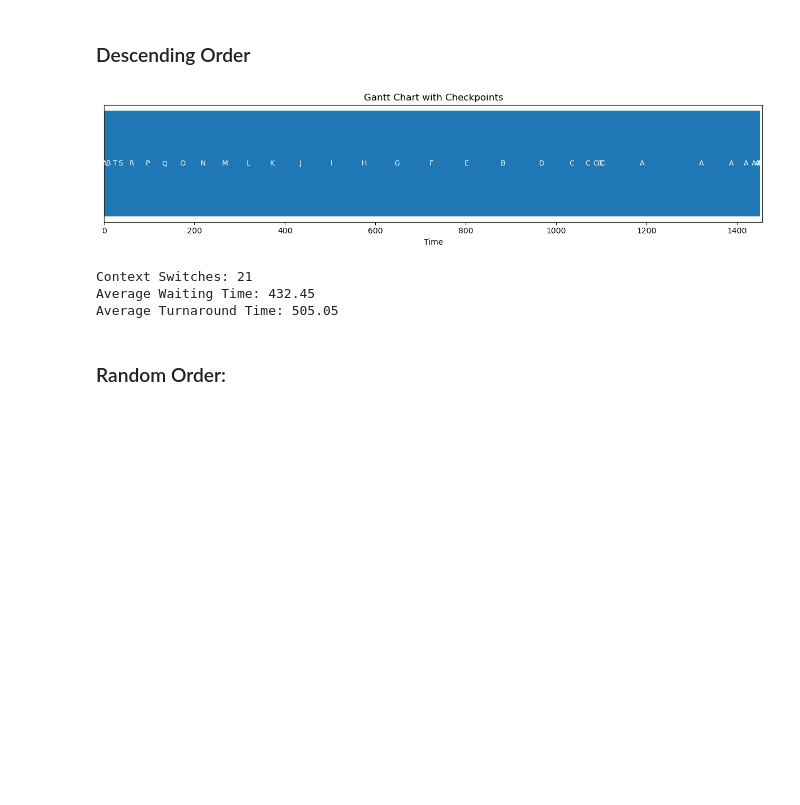
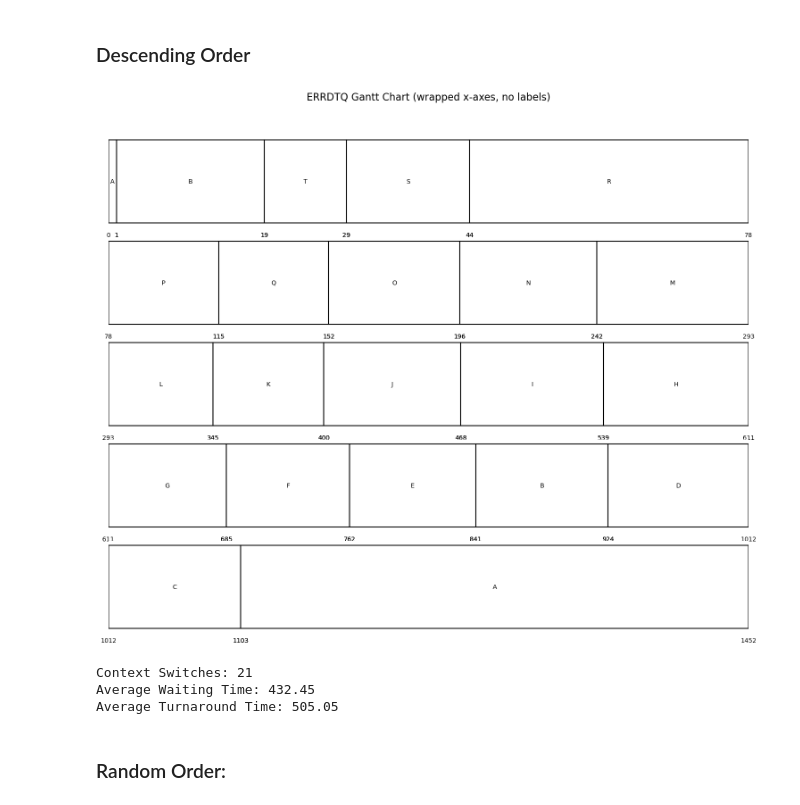
Before and after one commit to jaredR312/OS_project, a Jupyter notebook: Simulation.ipynb, the cells around one changed output. Cells and saved outputs as stored; diff of their text form; code cells hidden in the pictures; blank space fills up the shorter version.

```diff
--- a/Simulation.ipynb
+++ b/Simulation.ipynb
@@ -218,35 +269,35 @@ Average Turnaround Time: 488.55
 # %%
 processes = [
     Process('A', 0, 350),
     Process('B', 1, 101),
     Process('C', 2, 91),
     Process('D', 3, 88),
     Process('E', 4, 79),
     Process('F', 5, 77),
     Process('G', 6, 74),
     Process('H', 7, 72),
     Process('I', 8, 71),
     Process('J', 9, 68),
     Process('K', 10, 55),
     Process('L', 11, 52),
     Process('M', 12, 51),
     Process('N', 13, 46),
     Process('O', 14, 44),
     Process('P', 15, 37),
     Process('Q', 16, 37),
     Process('R', 17, 34),
     Process('S', 18, 15),
     Process('T', 19, 10),
 ]
 
 finished, timeline, cs = enhanced_round_robin(processes)
 avg_waiting, avg_turnaround = compute_metrics(finished)
-plot_gantt_chart(timeline)
+plot_gantt_charts(timeline, "Descending Order")
 print("Context Switches:", cs)
 print("Average Waiting Time:", avg_waiting)
 print("Average Turnaround Time:", avg_turnaround)
 # %% [output]
-[figure, old version]
+[figure, new version]
 Context Switches: 21
 Average Waiting Time: 432.45
 Average Turnaround Time: 505.05
```
Also changed, not shown: parts of 3 cells of this notebook.
